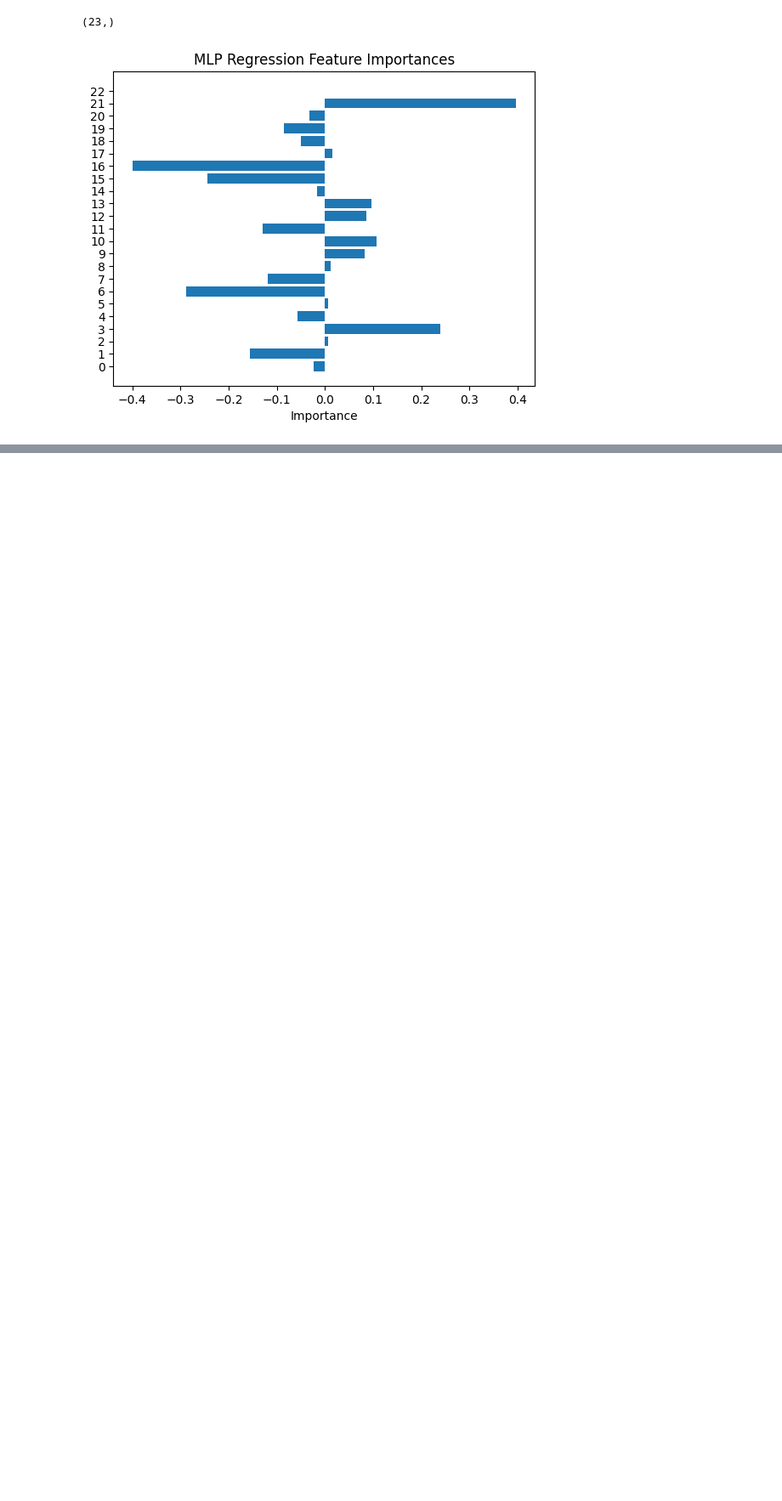
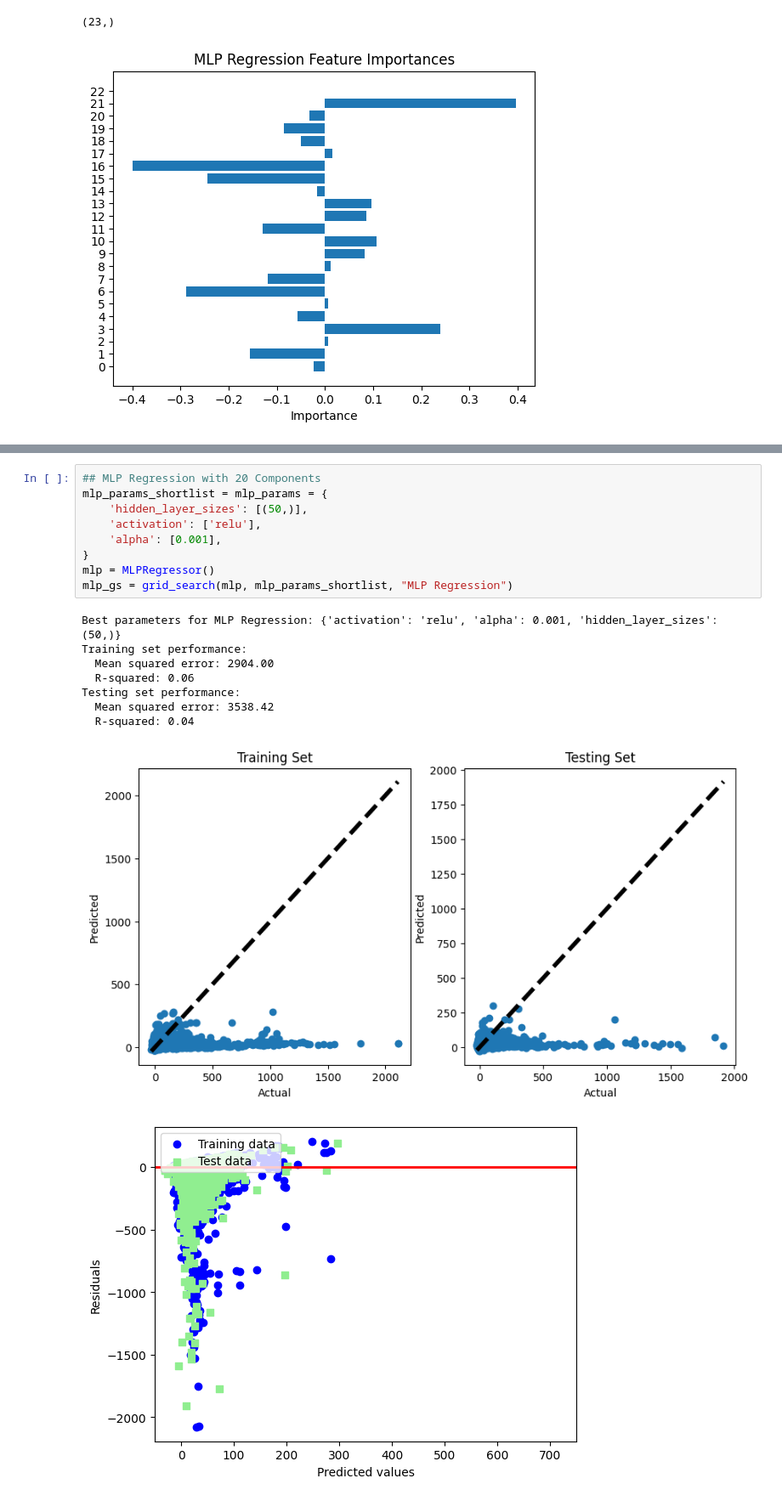
Before and after one commit to neeley-pate/ECE461PFinalProject, a Jupyter notebook: regression/AUS_Regression_PCA.ipynb, the cells around one changed output, grey strips where cells are left out. Shown at 85% size. Cells and saved outputs as stored; diff of their text form; blank space fills up the shorter version.

```diff
--- a/regression/AUS_Regression_PCA.ipynb
+++ b/regression/AUS_Regression_PCA.ipynb
@@ -211,0 +290,19 @@ Testing set performance:
+# %%
+## MLP Regression with 20 Components
+mlp_params_shortlist = mlp_params = {
+    'hidden_layer_sizes': [(50,)],
+    'activation': ['relu'],
+    'alpha': [0.001],
+}
+mlp = MLPRegressor()
+mlp_gs = grid_search(mlp, mlp_params_shortlist, "MLP Regression")
+# %% [output]
+Best parameters for MLP Regression: {'activation': 'relu', 'alpha': 0.001, 'hidden_layer_sizes': (50,)}
+Training set performance:
+  Mean squared error: 2904.00
+  R-squared: 0.06
+Testing set performance:
+  Mean squared error: 3538.42
+  R-squared: 0.04
+[figure, added]
+[figure, added]
```
Also changed, not shown: parts of 8 cells of this notebook.
